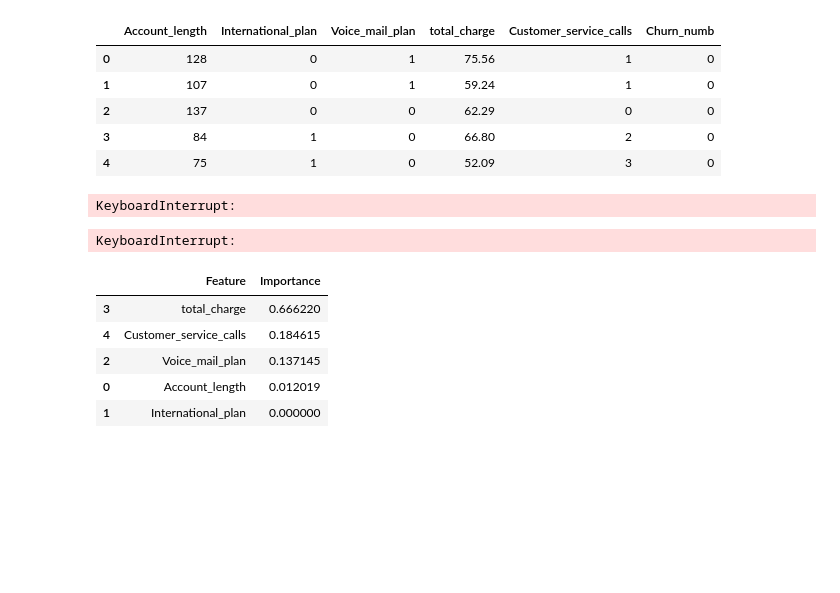
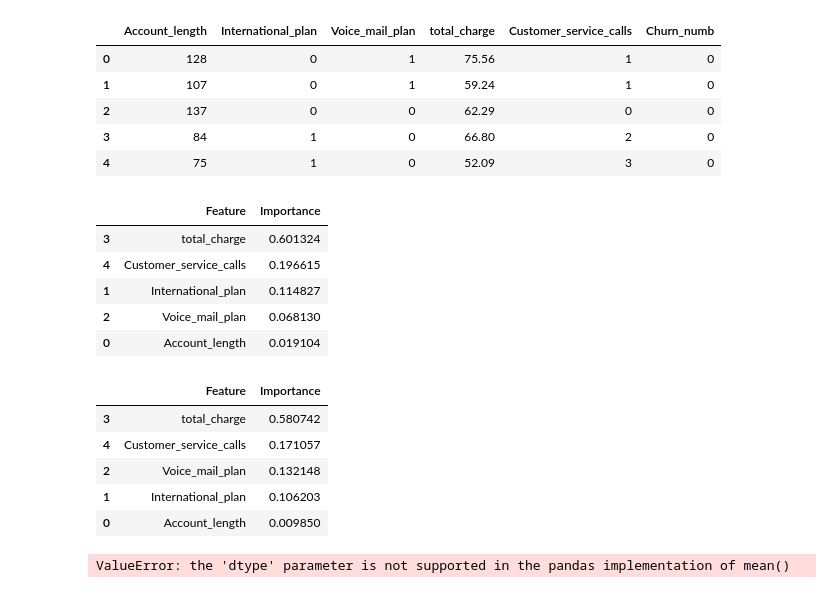
Before and after one commit to Babinmck/DATA445, a Jupyter notebook: Exams/Exam_2.ipynb, the cells around one changed output. Saved outputs shown, nothing was run; the diff lists cells and outputs as text; code cells hidden in the pictures; blank space fills up the shorter version.

```diff
--- a/Exams/Exam_2.ipynb
+++ b/Exams/Exam_2.ipynb
@@ -34,12 +34,3 @@ weather.head()
 # %%
 ## Removing the observations with N/As
 weather = weather.dropna()
-# %%
-## Remove variable
-weather = weather.drop(columns = 'rowID', axis = 1)
-weather = weather.drop(columns = 'hpwren_timestamp', axis = 1)
-weather = weather.drop(columns = 'min_wind_speed', axis = 1)
-weather = weather.drop(columns = 'min_wind_direction', axis = 1)
-weather = weather.drop(columns = 'rain_accumulation', axis = 1)
-weather = weather.drop(columns = 'rain_duration', axis = 1)
-weather.head()
@@ -52,0 +37,4 @@ weather.head()
+# %%
+## Keeping these variables
+weather = weather[['air_pressure', 'air_temp', 'avg_wind_direction', 'avg_wind_speed', 'max_wind_direction', 'max_wind_speed', 'relative_humidity']]
+weather.head()
@@ -230,11 +225,16 @@ for i in range (0,1000):
     RF_md = RandomForestClassifier(n_estimators = 500, max_depth = 3).fit(X_train, Y_train)
 
     ## Extracting the importances
-    RF_importances = pd.DataFrame({'Feature': X_train.columns, 'Importance': RF_md.feature_importances_})
-    RF_importances = RF_importances.sort_values(by = 'Importance', ascending = False)
-RF_importances
+    importances = pd.DataFrame({'Feature': X_train.columns, 'Importance': RF_md.feature_importances_})
+    importances = importances.sort_values(by = 'Importance', ascending = False)
+importances
 # %% [output]
-KeyboardInterrupt:
+|  | Feature | Importance |
+| 3 | total_charge | 0.601324 |
+| 4 | Customer_service_calls | 0.196615 |
+| 1 | International_plan | 0.114827 |
+| 2 | Voice_mail_plan | 0.068130 |
+| 0 | Account_length | 0.019104 |
 # %%
 for i in range (0, 1000):
 
@@ -242,34 +242,34 @@ for i in range (0, 1000):
     ada_md = AdaBoostClassifier(base_estimator = DecisionTreeClassifier(max_depth = 3), n_estimators = 500, learning_rate = 0.01).fit(X_train, Y_train)
 
     ## Extracting the feature importances
-    ada_importances = pd.DataFrame({'Feature': X_train.columns, 'Importance': ada_md.feature_importances_})
-    ada_importances = ada_importances.sort_values(by = 'Importance', ascending = False)
-ada_importances
+    importances = pd.DataFrame({'Feature': X_train.columns, 'Importance': ada_md.feature_importances_})
+    importances = importances.sort_values(by = 'Importance', ascending = False)
+importances
-# %% [output]
-KeyboardInterrupt:
 # %%
 for i in range (0, 1000):
 
     ## Building the GradientBoost Model
     gb_md = GradientBoostingClassifier(max_depth = 3, n_estimators = 500, learning_rate = 0.01).fit(X_train, Y_train)
 
     ## Extracting the feature importances
-    gb_importances = pd.DataFrame({'Feature': X_train.columns, 'Importance': gb_md.feature_importances_})
-    gb_importances = gb_importances.sort_values(by = 'Importance', ascending = False)
-gb_importances
+    importances = pd.DataFrame({'Feature': X_train.columns, 'Importance': gb_md.feature_importances_})
+    importances = importances.sort_values(by = 'Importance', ascending = False)
+importances
 # %% [output]
 |  | Feature | Importance |
-| 3 | total_charge | 0.666220 |
-| 4 | Customer_service_calls | 0.184615 |
-| 2 | Voice_mail_plan | 0.137145 |
-| 0 | Account_length | 0.012019 |
-| 1 | International_plan | 0.000000 |
+| 3 | total_charge | 0.580742 |
+| 4 | Customer_service_calls | 0.171057 |
+| 2 | Voice_mail_plan | 0.132148 |
+| 1 | International_plan | 0.106203 |
+| 0 | Account_length | 0.009850 |
 # %%
 ## Average importances for all models
-importances_avg = (RF_importances + ada_importances +gb_importances / 3)
+importances_avg = np.mean(importances)
 importances_avg = pd.DataFrame({'Feature': X_train.columns, 'Importance': RF_md.feature_importances_})
 importances_avg = importances_avg.sort_values(by = 'Importance', ascending = False)
 importances_avg
+# %% [output]
+ValueError: the 'dtype' parameter is not supported in the pandas implementation of mean()
 # %%
 ## Defining the input and target variables
 X = telecom_train[[]]
```
Also changed, not shown: parts of 2 cells of this notebook.
